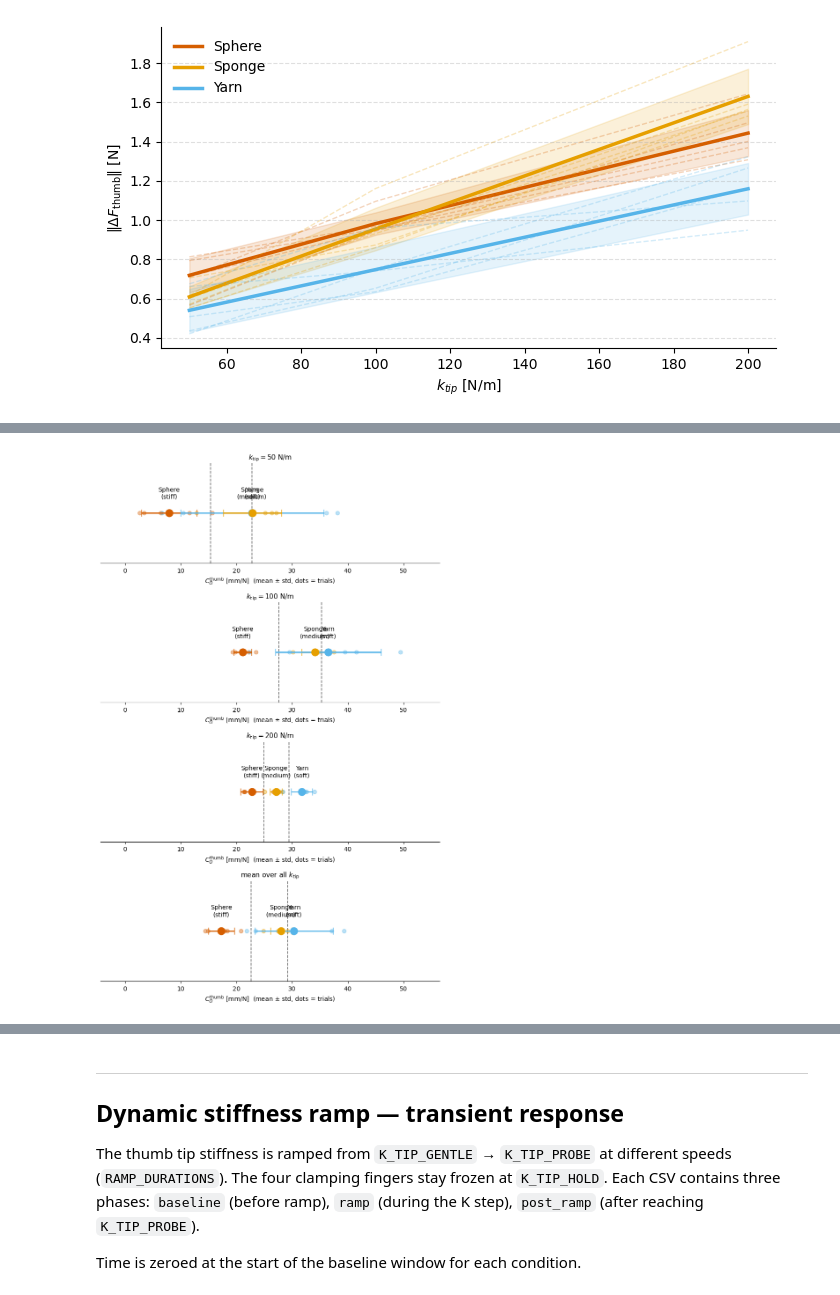
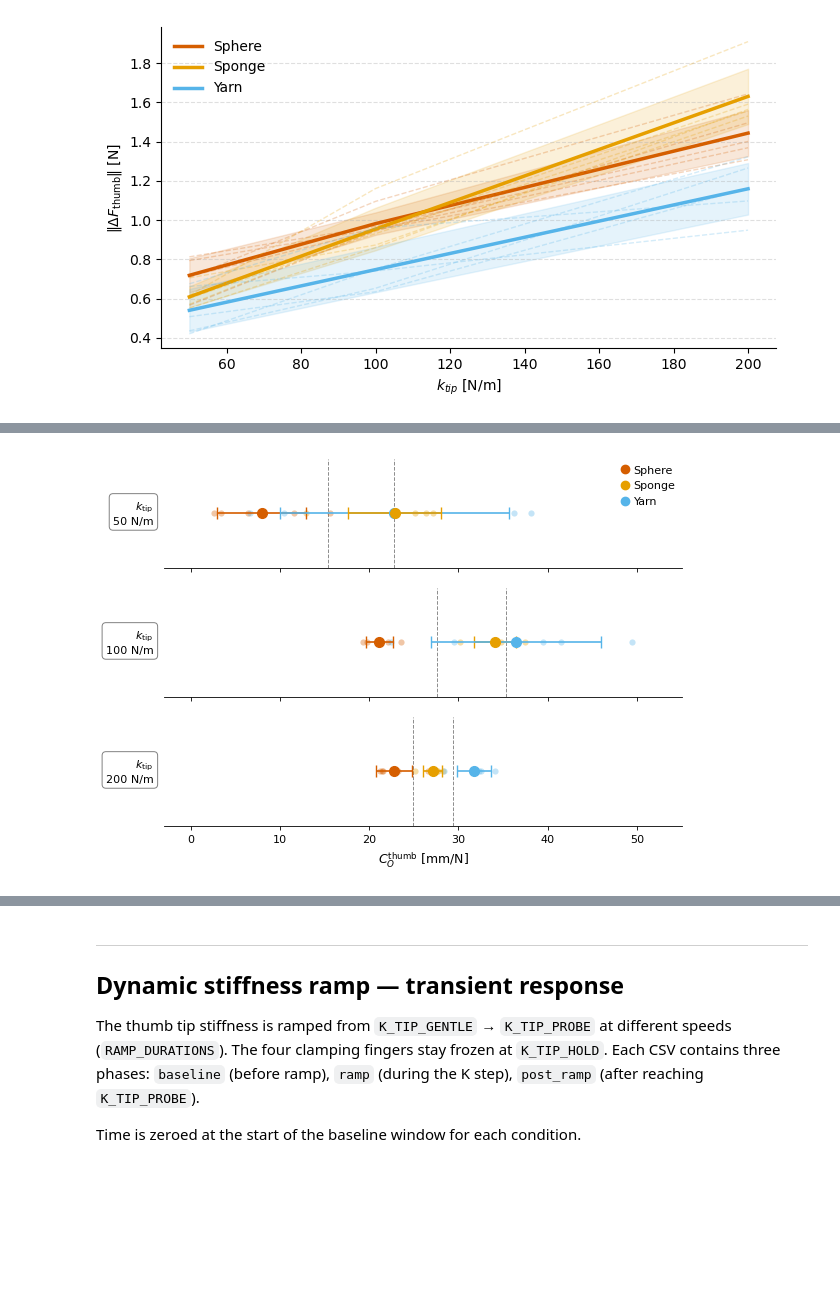
Before and after one commit to CREATE-Lab-EPFL/HumanManipulationVMC, a Jupyter notebook: ProprioceptiveSensing/Hand/plot_object_stiffness_hand.ipynb, the cells around one changed output, grey strips where cells are left out. Saved outputs shown, nothing was run; the diff lists cells and outputs as text; code cells hidden in the pictures; blank space fills up the shorter version.

```diff
--- a/ProprioceptiveSensing/Hand/plot_object_stiffness_hand.ipynb
+++ b/ProprioceptiveSensing/Hand/plot_object_stiffness_hand.ipynb
@@ -230,84 +229,78 @@ Each trial shown as a dot, filled marker = mean $\pm$ std.
 # %%
-def _classification_subplot(ax, C_O_runs_local, title):
-    if not C_O_runs_local:
-        ax.set_visible(False)
-        return {}
+def _classification_subplot(ax, C_O_runs_local):
     sorted_objs = sorted(C_O_runs_local, key=lambda o: np.nanmean(C_O_runs_local[o]))
-    cluster_labels = {sorted_objs[i]: lbl
-                      for i, lbl in enumerate(['stiff', 'medium', 'soft'][:len(sorted_objs)])}
     stats = {obj: (float(np.nanmean(C_O_runs_local[obj])), float(np.nanstd(C_O_runs_local[obj])))
              for obj in sorted_objs}
     means      = [stats[o][0] for o in sorted_objs]
     thresholds = [(means[i] + means[i+1]) / 2 for i in range(len(means) - 1)]
     for obj in sorted_objs:
         vals  = C_O_runs_local[obj]
         m, s  = stats[obj]
         color = OBJ_COLORS[obj]
-        oi    = OBJECTS.index(obj)
-        name  = OBJECT_LABELS[oi] if oi < len(OBJECT_LABELS) else obj
-        ax.scatter(vals, np.zeros_like(vals), color=color, s=40, alpha=0.4, zorder=4)
+        ax.scatter(vals, np.zeros_like(vals), color=color, s=20, alpha=0.35, zorder=4, lw=0)
         ax.errorbar([m], [0], xerr=[[s], [s]],
-                    fmt='o', color=color, ms=12, capsize=6, lw=2, zorder=5)
-        ax.annotate(f'{name}\n({cluster_labels[obj]})', (m, 0),
-                    textcoords='offset points', xytext=(0, 24),
-                    ha='center', fontsize=10)
+                    fmt='o', color=color, ms=7, capsize=4, lw=1.2, zorder=5)
     for thr in thresholds:
-        ax.axvline(thr, color='0.4', lw=1.2, linestyle='--')
-    ax.set_title(title, fontsize=11)
-    ax.set_xlabel(r'$C_O^{\mathrm{thumb}}$ [mm/N]  (mean $\pm$ std, dots = trials)')
+        ax.axvline(thr, color='0.55', lw=0.7, linestyle='--')
     ax.set_yticks([])
     ax.spines[['left', 'top', 'right']].set_visible(False)
-    return stats, cluster_labels, sorted_objs
+    ax.spines['bottom'].set_linewidth(0.6)
+    ax.tick_params(axis='x', labelsize=8, width=0.6, length=3)
+    return stats
 
 
-# ── Build one condition per k level + average across all levels ────────────────
-conditions = []
-for k in K_TIP_SWEEP:
-    c = {obj: data[obj]['compliance'][k] * 1e3
-         for obj in OBJECTS if obj in data and k in data[obj]['compliance']}
-    conditions.append((r'$k_\mathrm{tip}=' + f'{k:.0f}' + r'$ N/m', c))
+# ── Conditions: one per k level only ──────────────────────────────────────────
+conditions = [
+    (k, {obj: data[obj]['compliance'][k] * 1e3
+         for obj in OBJECTS if obj in data and k in data[obj]['compliance']})
+    for k in K_TIP_SWEEP
+]
 
-c_avg = {}
-for obj in OBJECTS:
-    if obj not in data:
-        continue
-    vals_stack = np.array([data[obj]['compliance'][k] for k in K_TIP_SWEEP])  # (n_k, n_runs)
-    c_avg[obj] = np.nanmean(vals_stack, axis=0) * 1e3
-conditions.append((r'mean over all $k_\mathrm{tip}$', c_avg))
-
-# ── Plot ───────────────────────────────────────────────────────────────────────
 n_cond = len(conditions)
-fig, axes = plt.subplots(n_cond, 1, figsize=(8, 3.2 * n_cond))
+fig, axes = plt.subplots(n_cond, 1, figsize=(7, 1.55 * n_cond), sharex=True)
 if n_cond == 1:
     axes = [axes]
 
+fig.subplots_adjust(left=0.23, right=0.97, hspace=0.18, top=0.93, bottom=0.14)
+
+all_vals = [v for _, c in conditions for vals in c.values() for v in vals]
+margin   = (max(all_vals) - min(all_vals)) * 0.12
+xlim     = (min(all_vals) - margin, max(all_vals) + margin)
+
 results = []
-for ax, (title, c_runs) in zip(axes, conditions):
-    results.append((title, c_runs, _classification_subplot(ax, c_runs, title)))
+for ax, (k, c_runs) in zip(axes, conditions):
+    stats = _classification_subplot(ax, c_runs)
+    ax.set_xlim(xlim)
+    ax.text(-0.02, 0.5,
+            r'$k_\mathrm{tip}$' + f'\n{k:.0f} N/m',
+            transform=ax.transAxes, ha='right', va='center', fontsize=8,
+            bbox=dict(boxstyle='round,pad=0.35', fc='white', ec='0.5', lw=0.7),
+            clip_on=False)
+    results.append((k, c_runs, stats))
 
-# share x-axis limits for easy comparison
-all_vals = [v for _, c_runs, _ in results for obj_vals in c_runs.values() for v in obj_vals]
-if all_vals:
-    margin = (max(all_vals) - min(all_vals)) * 0.15
-    xlim = (min(all_vals) - margin, max(all_vals) + margin)
-    for ax in axes:
-        ax.set_xlim(xlim)
+axes[-1].set_xlabel(r'$C_O^{\mathrm{thumb}}$ [mm/N]', fontsize=9)
 
-fig.tight_layout()
+# shared legend — proxy handles, first subplot
+legend_handles = [
+    mpl.lines.Line2D([0], [0], marker='o', color=OBJ_COLORS[obj],
+                     linestyle='', ms=6, label=OBJECT_LABELS[OBJECTS.index(obj)])
+    for obj in OBJECTS if obj in data
+]
+axes[0].legend(handles=legend_handles, frameon=False, fontsize=8,
+               loc='upper right', handlelength=0.8, handletextpad=0.4,
+               borderaxespad=0.2)
+
 os.makedirs(OUTPUT_DIR, exist_ok=True)
 fig.savefig(os.path.join(OUTPUT_DIR, 'object_classification.pdf'), bbox_inches='tight')
 plt.show()
 
 # ── Print ──────────────────────────────────────────────────────────────────────
-for title, c_runs, res in results:
-    if not res:
-        continue
-    stats, cluster_labels, sorted_objs = res
-    print(f'\n{title}')
-    for obj in sorted_objs:
+for k, c_runs, stats in results:
+    print(f'\nk_tip = {k:.0f} N/m')
+    for obj in sorted(c_runs, key=lambda o: np.nanmean(c_runs[o])):
         oi   = OBJECTS.index(obj)
         name = OBJECT_LABELS[oi] if oi < len(OBJECT_LABELS) else obj
         m, s = stats[obj]
-        print(f'  {name:<10s}  {m:.2f} ± {s:.3f} mm/N  --> {cluster_labels[obj]}')
+        print(f'  {name:<10s}  {m:.2f} ± {s:.3f} mm/N')
 # %% [output]
-[figure, old version]
+[figure, new version]
```
Also changed, not shown: parts of 12 cells of this notebook, 26 other files.
